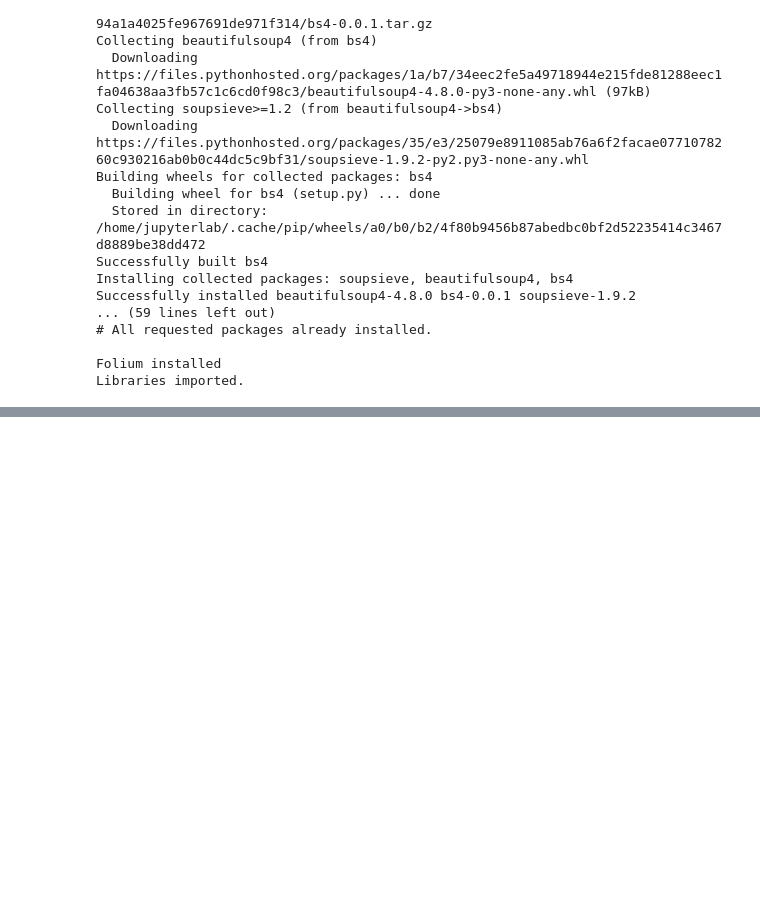
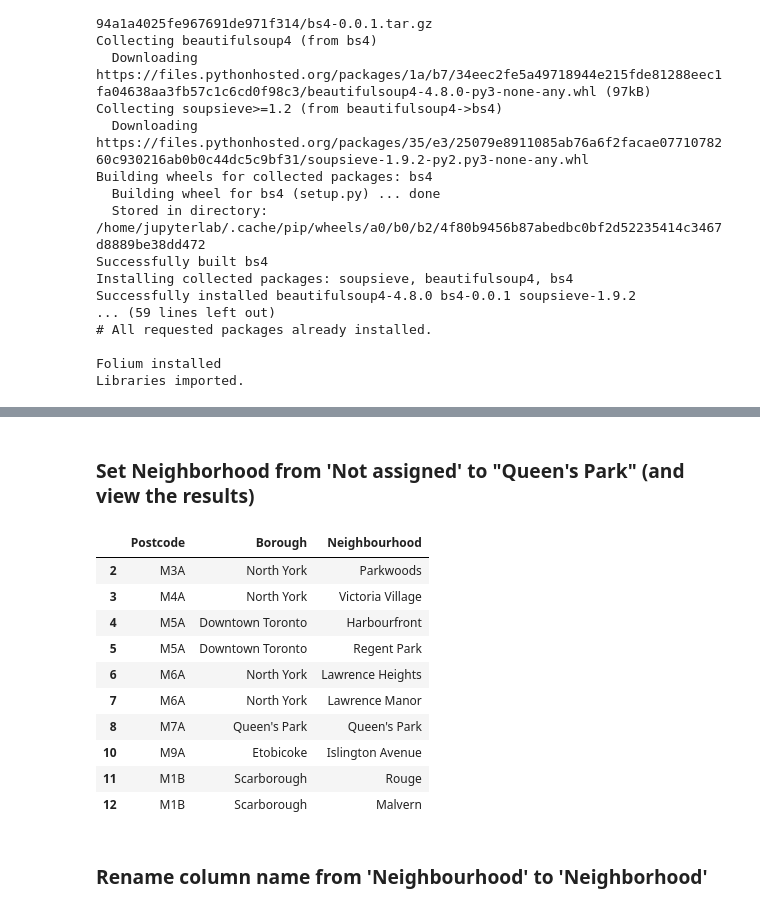
Before and after one commit to jboyce95/Coursera-IBM-DS-Capstone_Wk4-5, a Jupyter notebook: Coursera_Capstone_Toronto_Wk4-5.ipynb, the cells around one changed output, grey strips where cells are left out. Saved outputs shown, nothing was run; the diff lists cells and outputs as text; code cells hidden in the pictures; blank space fills up the shorter version.

```diff
--- a/Coursera_Capstone_Toronto_Wk4-5.ipynb
+++ b/Coursera_Capstone_Toronto_Wk4-5.ipynb
@@ -64,0 +59,15 @@ Libraries imported.
+# %%
+#web scraping using pandas
+#note: set header = 0 to use the first row as column headers
+# !pip install lxml to correct import error when reading html, lxml was not found
+#!pip install html5lib #bandaid for lxml
+!conda install -c conda-forge lxml --yes #-c conda-forge geopy --yes
+!conda install -c conda-forge html5lib --yes #-c conda-forge geopy --yes
+
+d = pd.read_html('https://en.wikipedia.org/wiki/List_of_postal_codes_of_Canada:_M', header=0)
+
+#Interesting notes about the pandas list of tables that's created from reading the URL
+#type(d) #prints 'list'
+#print(len(d)) #prints '3' since there are 3 tables on this page. the one we want to use is index=0
+#print(d[0]) #
+#format of df['column_name']['row_#_in_column_name']
@@ -64,0 +94,8 @@ Libraries imported.
+# %%
+#set the target table to a 'dataframe'
+df = d[0]
+
+#check the shape of df
+print(len(df)) #prints '289' is the # of rows (including the column name row)
+print(df.shape) #prints '(289, 3)'
+print(df.columns) #prints 'Index(['Postcode', 'Borough', 'Neighbourhood'], dtype='object')'
@@ -64,0 +108,5 @@ Libraries imported.
+# %%
+#remove Postcodes that are "Not Assigned"
+#df = df.drop(df[df.score < 50].index)
+df_del_na = df.drop(df[df.Borough == 'Not assigned'].index)
+df_del_na.head()
@@ -64,0 +120,20 @@ Libraries imported.
+# %% [markdown]
+### Set Neighborhood from 'Not assigned' to "Queen's Park" (and view the results)
+# %%
+#set Neighborhood from 'Not assigned' to "Queen's Park"
+df_del_na.loc[df_del_na['Neighbourhood'] == "Not assigned", 'Neighbourhood'] = "Queen's Park"
+df_del_na.head(10)
+# %% [output]
+|  | Postcode | Borough | Neighbourhood |
+| 2 | M3A | North York | Parkwoods |
+| 3 | M4A | North York | Victoria Village |
+| 4 | M5A | Downtown Toronto | Harbourfront |
+| 5 | M5A | Downtown Toronto | Regent Park |
+| 6 | M6A | North York | Lawrence Heights |
+| 7 | M6A | North York | Lawrence Manor |
+| 8 | M7A | Queen's Park | Queen's Park |
+| 10 | M9A | Etobicoke | Islington Avenue |
+| 11 | M1B | Scarborough | Rouge |
+| 12 | M1B | Scarborough | Malvern |
+# %% [markdown]
+### Rename column name from 'Neighbourhood' to 'Neighborhood'
```
Also changed, not shown: parts of 51 cells of this notebook.
